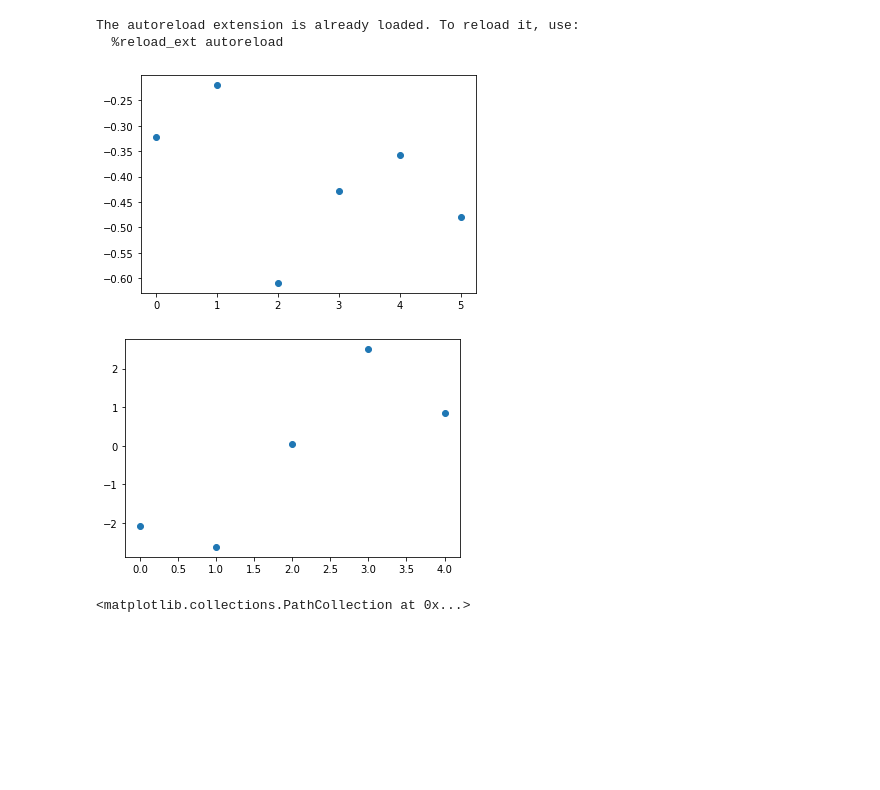
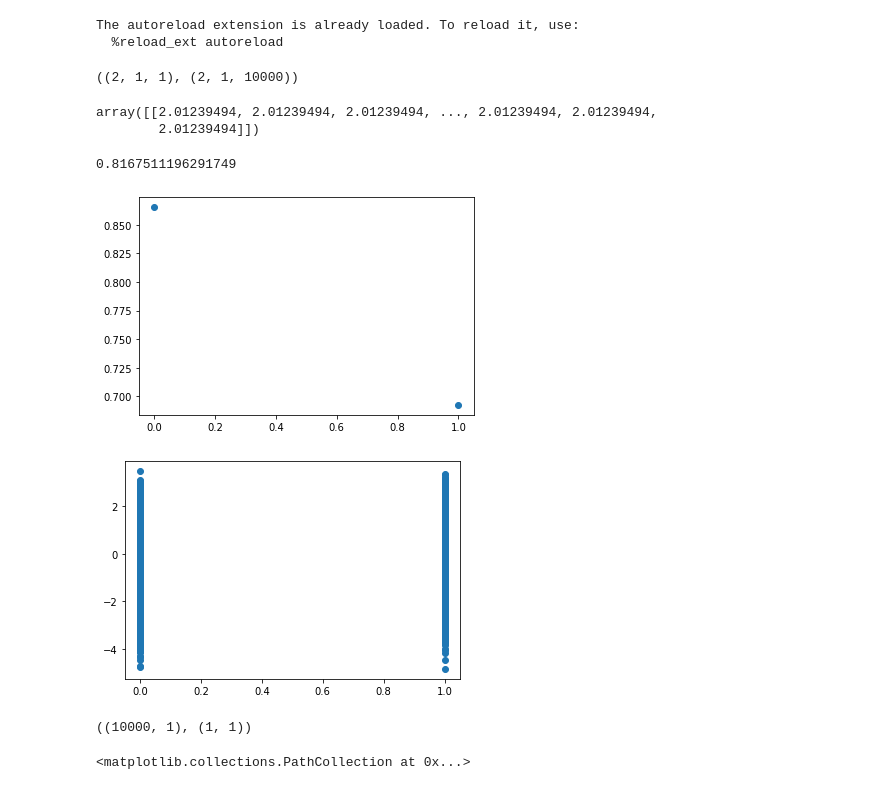
Before and after one commit to XingLLiu/u-stat-high-dim, a Jupyter notebook: linear_hmm.ipynb, the cells around one changed output. Drawn from its saved outputs; the diff is of its cells as text; code cells hidden in the pictures; blank space fills up the shorter version.

```diff
--- a/linear_hmm.ipynb
+++ b/linear_hmm.ipynb
@@ -12,35 +12,48 @@ The autoreload extension is already loaded. To reload it, use:
 # %%
 np.random.seed(1)
 # %%
-N = 10000
-dx = 2
+N_y = 10000
+dx = 1
 dv = dx
 dw = dx
-dy = 1
+dy = N_y
 
 A = 0.5 * np.random.normal(size=(dx, dx))
 B = 0.1 * np.random.normal(size=(dx, dv))
-C = np.random.normal(size=(dy, dx))
-D = np.random.normal(size=(dy, dw))
+C = np.random.normal(size=(dy, dx)) * np.ones([N_y, 1])
+D = np.random.normal(size=(dy, dw)) * np.ones([N_y, 1])
 Q = np.eye(dv)
 R = np.eye(dw)
 P = np.eye(dx)
 
-linear_hmm = LinearHMM(A, B, C, D, Q, R, P, N=N)
+linear_hmm = LinearHMM(A, B, C, D, Q, R, P, N_y=1)
 # %%
-n_steps = 5
+n_steps = 1
 linear_hmm.simulate(n_steps)
 # %%
 latent = linear_hmm.latent
 obs = linear_hmm.obs
+# %%
+latent.shape, obs.shape
+# %% [output]
+((2, 1, 1), (2, 1, 10000))
+# %%
+obs[0, :, :]
+# %% [output]
+array([[2.01239494, 2.01239494, 2.01239494, ..., 2.01239494, 2.01239494,
+        2.01239494]])
+# %%
+np.mean(obs[1, :, :] - linear_hmm.C * latent[1, :, :])
+# %% [output]
+0.8167511196291749
 # %%
 plt.scatter(range(n_steps + 1), latent[:, 0, 0])
 plt.show()
-plt.scatter(range(n_steps), obs[:, 0, 0])
+plt.scatter(np.repeat(range(n_steps + 1), N_y), obs[:, :, 0])
 plt.show()
 # %% [output]
-[figure, old version]
+[figure, new version]
-[figure, old version]
+[figure, new version]
 # %%
 # exact inference via kalman filter
 kalman_filter = KalmanFilter(
@@ -56,6 +69,10 @@ kalman_filter = KalmanFilter(
 )
 # %%
 posterior_mean, posterior_var = kalman_filter.fit()
+# %%
+posterior_mean.shape, posterior_var.shape
+# %% [output]
+((10000, 1), (1, 1))
 # %%
 posterior_samples = np.random.multivariate_normal(
     posterior_mean[0, :], posterior_var, 1000)
```
Also changed, not shown: 2 other files.
